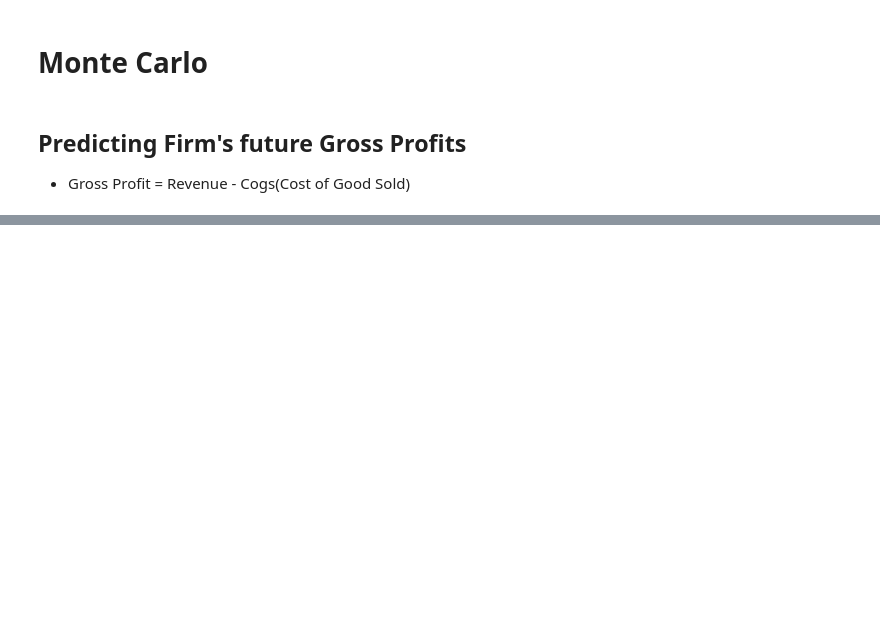
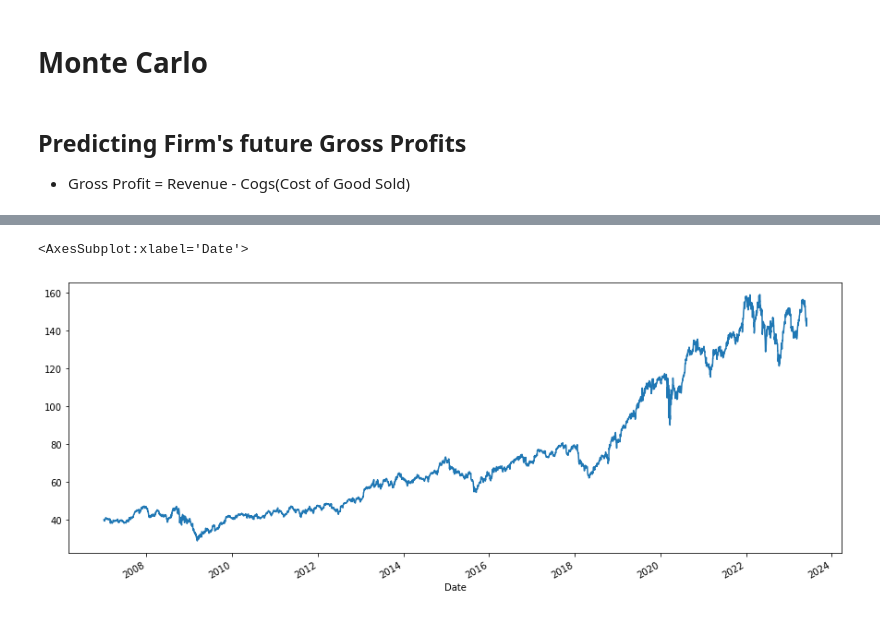
Before and after one commit to rkstu/finance-and-stock-data-analysis, a Jupyter notebook: 7. Monte Carlo Simulations as a decision.ipynb, the cells around one changed output, grey strips where cells are left out. Drawn from its saved outputs; the diff is of its cells as text; code cells hidden in the pictures; blank space fills up the shorter version.

```diff
--- a/7. Monte Carlo Simulations as a decision.ipynb
+++ b/7. Monte Carlo Simulations as a decision.ipynb
@@ -96,0 +118,6 @@ plt.show()
+# %%
+ticker = 'PG'
+data = yfin.Ticker(ticker)
+df = data.history(start="2007-1-1")["Close"]
+
+df.head()
@@ -96,0 +144,5 @@ plt.show()
+# %%
+df.plot(figsize=(15, 6))
+# %% [output]
+<AxesSubplot:xlabel='Date'>
+[figure, added]
```
Also changed, not shown: parts of 52 cells of this notebook.
